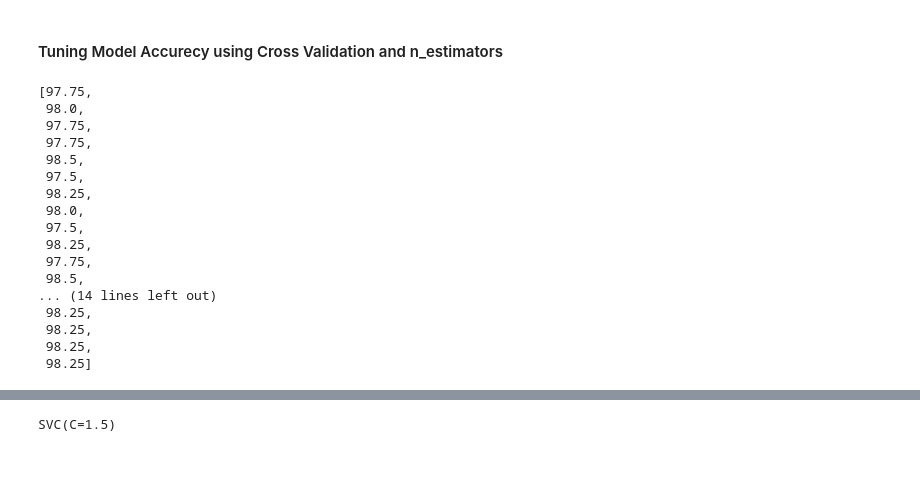
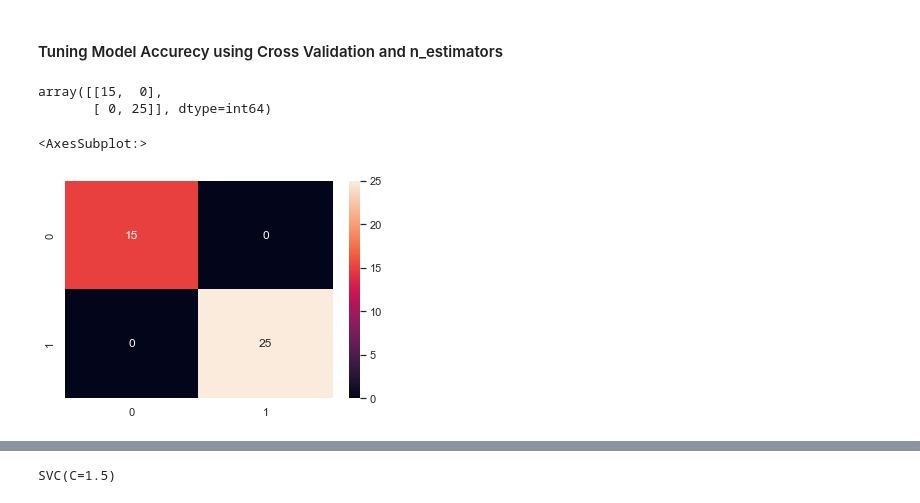
Before and after one commit to abidshafee/CKD_prediction, a Jupyter notebook: CKDMLMoodel.ipynb, the cells around one changed output, grey strips where cells are left out. Saved outputs shown, nothing was run; the diff lists cells and outputs as text; code cells hidden in the pictures; blank space fills up the shorter version.

```diff
--- a/CKDMLMoodel.ipynb
+++ b/CKDMLMoodel.ipynb
@@ -935,20 +964,11 @@ for n in range(10, 40):
-# %%
-rndf_accurecy
-# %% [output]
-[97.75,
- 98.0,
- 97.75,
- 97.75,
- 98.5,
- 97.5,
- 98.25,
- 98.0,
- 97.5,
- 98.25,
- 97.75,
- 98.5,
-... (14 lines left out)
- 98.25,
- 98.25,
- 98.25,
- 98.25]
+# %%
+rndf_conf_matrix = confusion_matrix(y_test, rndf_pred)
+rndf_conf_matrix
+# %% [output]
+array([[15,  0],
+       [ 0, 25]], dtype=int64)
+# %%
+sns.heatmap(rndf_conf_matrix, annot=True)
+# %% [output]
+<AxesSubplot:>
+[figure, added]
```
Also changed, not shown: parts of 29 cells of this notebook.
